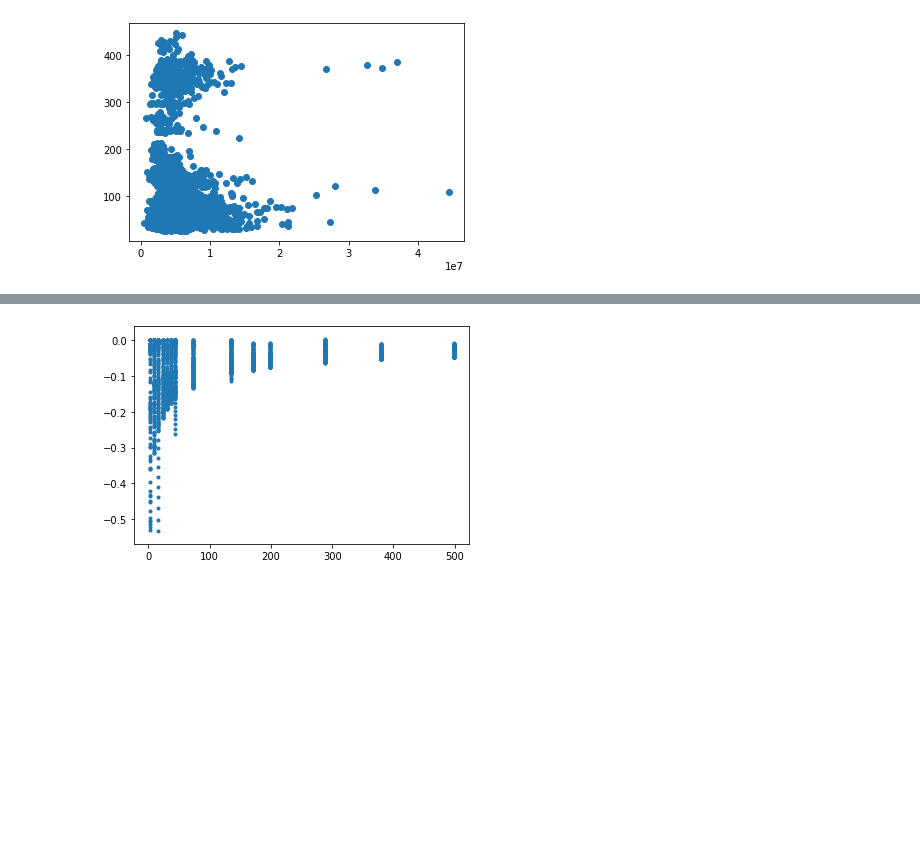
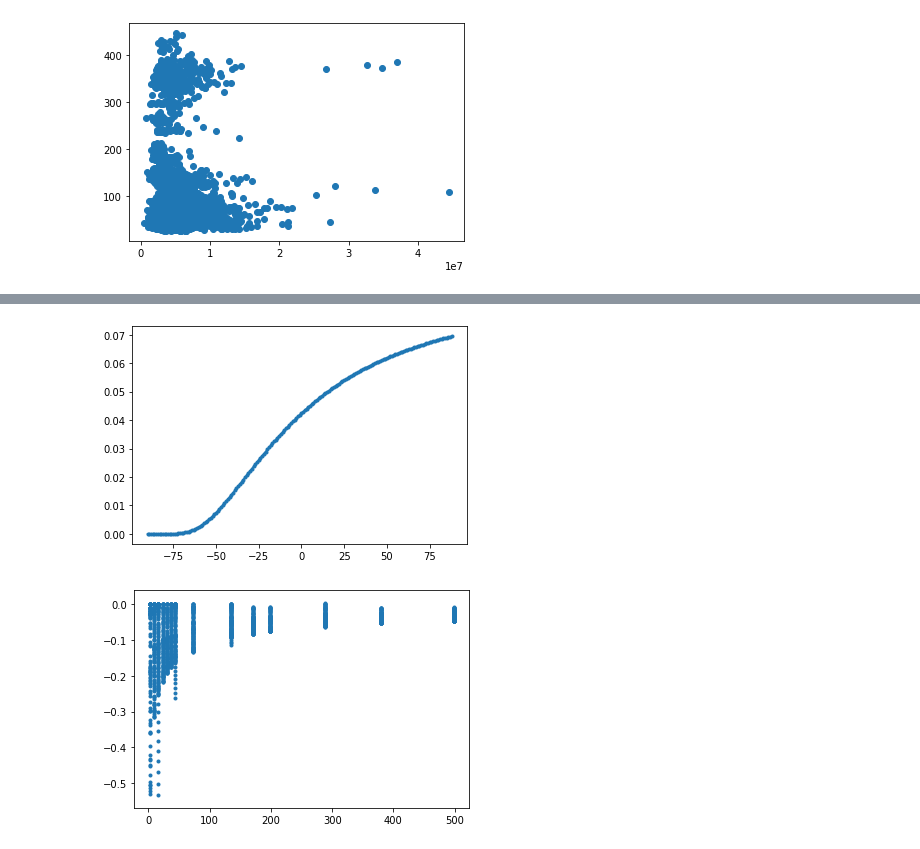
Before and after one commit to rbetzler/fun-times-in-python, a Jupyter notebook: scripts/data_science/data_explorer.ipynb, the cells around one changed output, grey strips where cells are left out. Cells and saved outputs as stored; diff of their text form; code cells hidden in the pictures; blank space fills up the shorter version.

```diff
--- a/scripts/data_science/data_explorer.ipynb
+++ b/scripts/data_science/data_explorer.ipynb
@@ -120,3 +117,9 @@ TypeError: append() takes exactly one argument (2 given)
+# %%
+vegas = option.vega(steps=90)
+plt.plot(vegas, marker='.')
+plt.show()
+# %% [output]
+[figure, added]
 # %%
 plt.scatter(options['days_to_expiration_date'], options['theta'], marker='.')
 plt.show()
```
Also changed, not shown: parts of 11 cells of this notebook, 16 other files.
